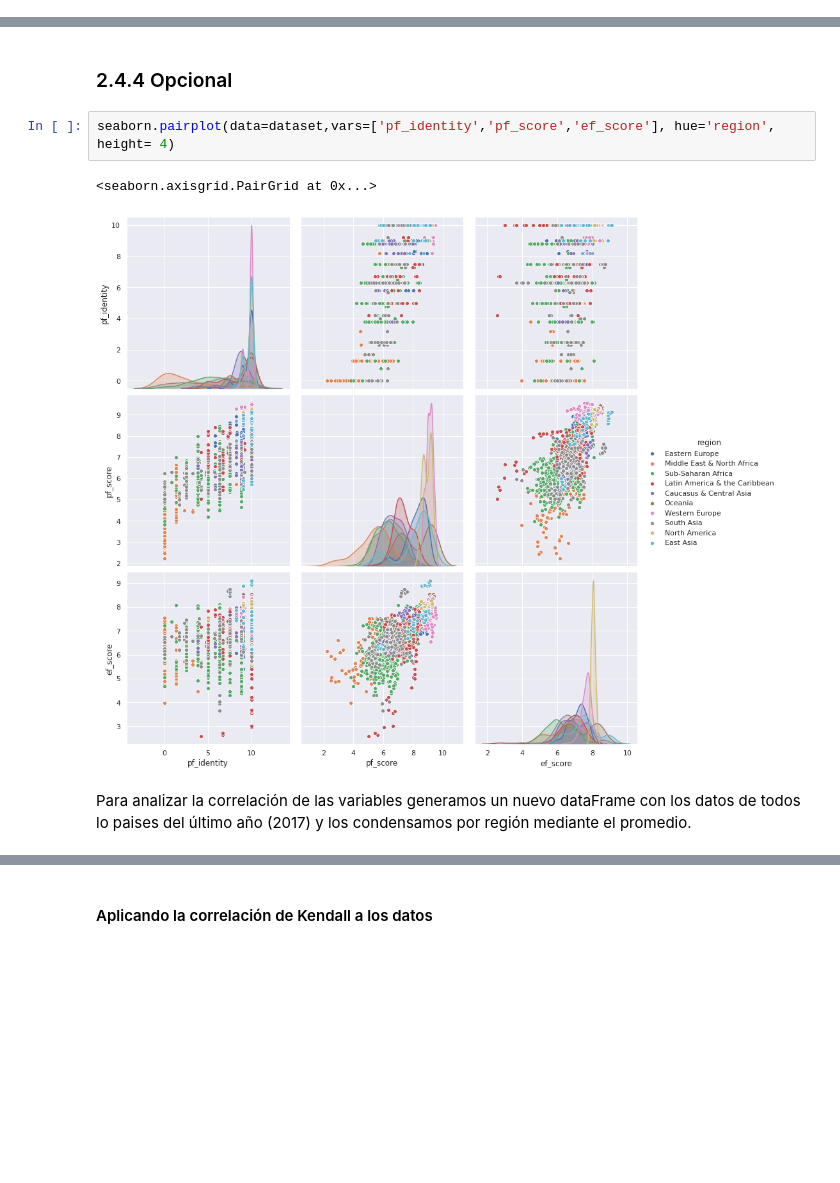
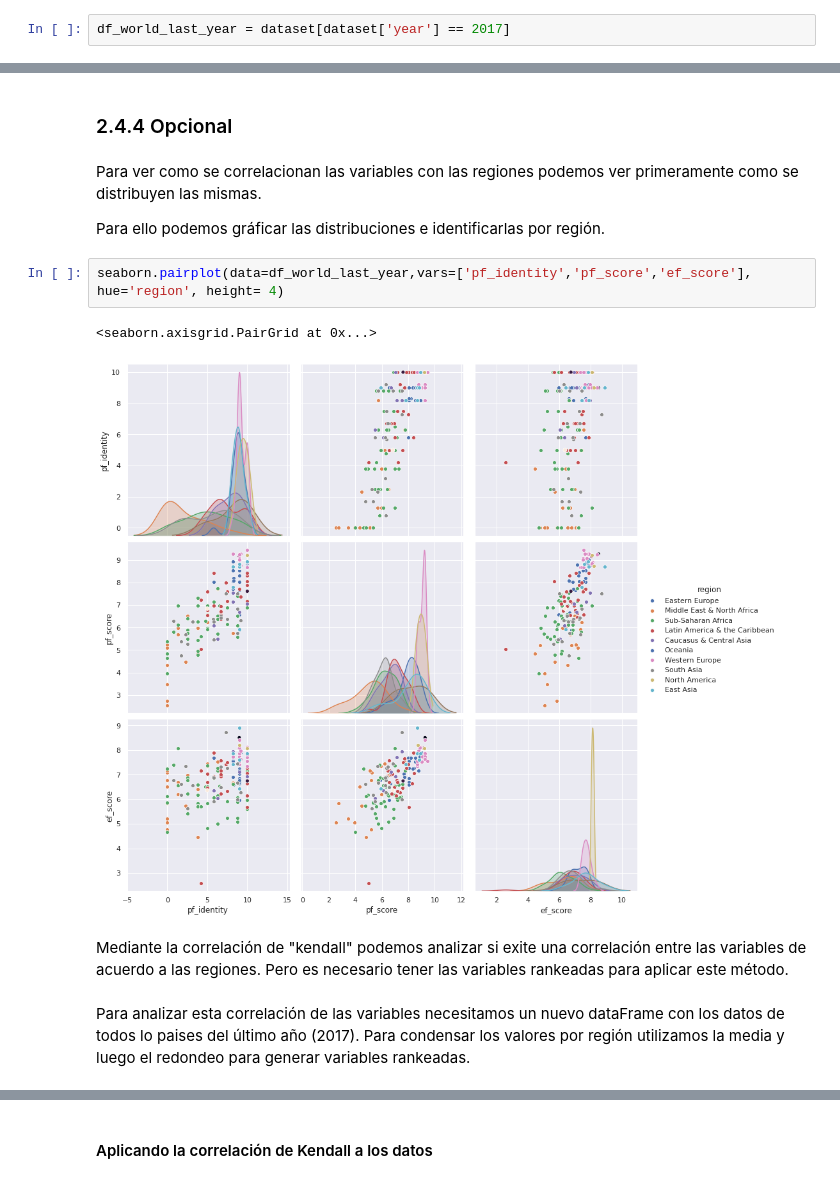
Before and after one commit to diegobcuadro/AyV_Grupo10, a Jupyter notebook: practico.ipynb, the cells around one changed output, grey strips where cells are left out. Drawn from its saved outputs; the diff is of its cells as text; blank space fills up the shorter version.

```diff
--- a/practico.ipynb
+++ b/practico.ipynb
@@ -1043,0 +1048,2 @@ Además de completar estos puntos faltantes, luego de haber visitado los concept
+# %%
+df_world_last_year = dataset[dataset['year'] == 2017]
@@ -1102,12 +1134,18 @@ seaborn.distplot(dataset['ef_score'], hist=False, rug=True, label='Mundo', color
 # %% [markdown]
 ### 2.4.4 Opcional
+# %% [markdown]
+Para ver como se correlacionan las variables con las regiones podemos ver primeramente como se distribuyen las mismas.
+
+Para ello podemos gráficar las distribuciones e identificarlas por región.
 # %%
-seaborn.pairplot(data=dataset,vars=['pf_identity','pf_score','ef_score'], hue='region', height= 4)
+seaborn.pairplot(data=df_world_last_year,vars=['pf_identity','pf_score','ef_score'], hue='region', height= 4)
 # %% [output]
 <seaborn.axisgrid.PairGrid at 0x...>
-[figure, old version]
+[figure, new version]
+# %% [markdown]
+Mediante la correlación de "kendall" podemos analizar si exite una correlación entre las variables de acuerdo a las regiones. Pero es necesario tener las variables rankeadas para aplicar este método.
 # %% [markdown]
-Para analizar la correlación de las variables generamos un nuevo dataFrame con los datos de todos lo paises del último año (2017) y los condensamos por región mediante el promedio.
+Para analizar esta correlación de las variables necesitamos un nuevo dataFrame con los datos de todos lo paises del último año (2017). Para condensar los valores por región utilizamos la media y luego el redondeo para generar variables rankeadas.
 # %%
 #Obtengo los datos solo del último año:
 df_world_last_year = dataset[dataset['year'] == 2017]
```
Also changed, not shown: parts of 37 cells of this notebook.
